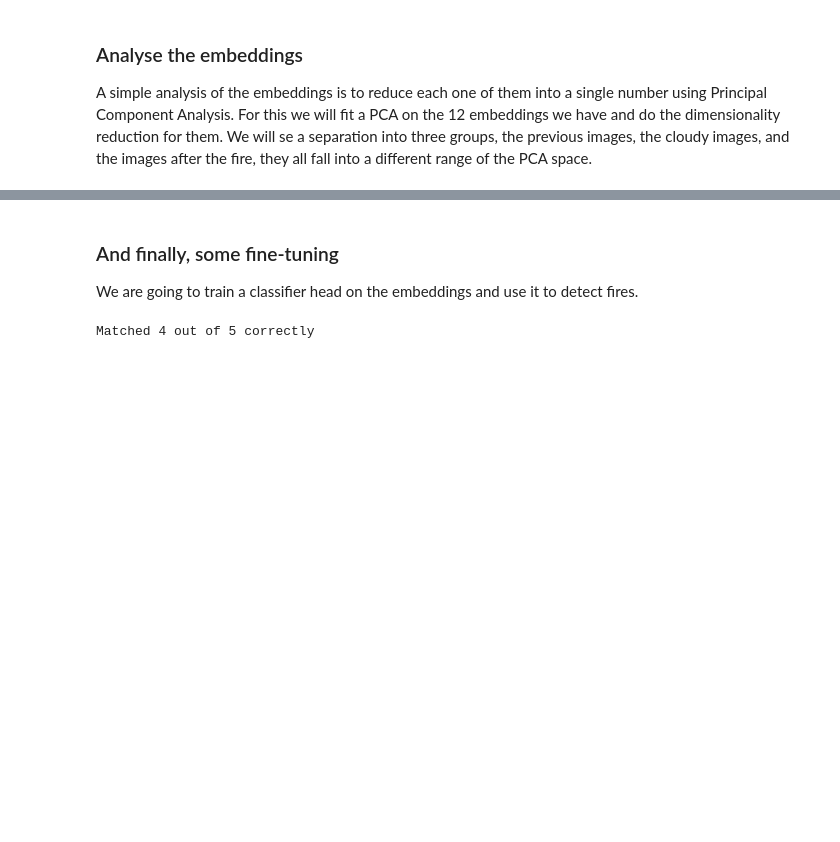
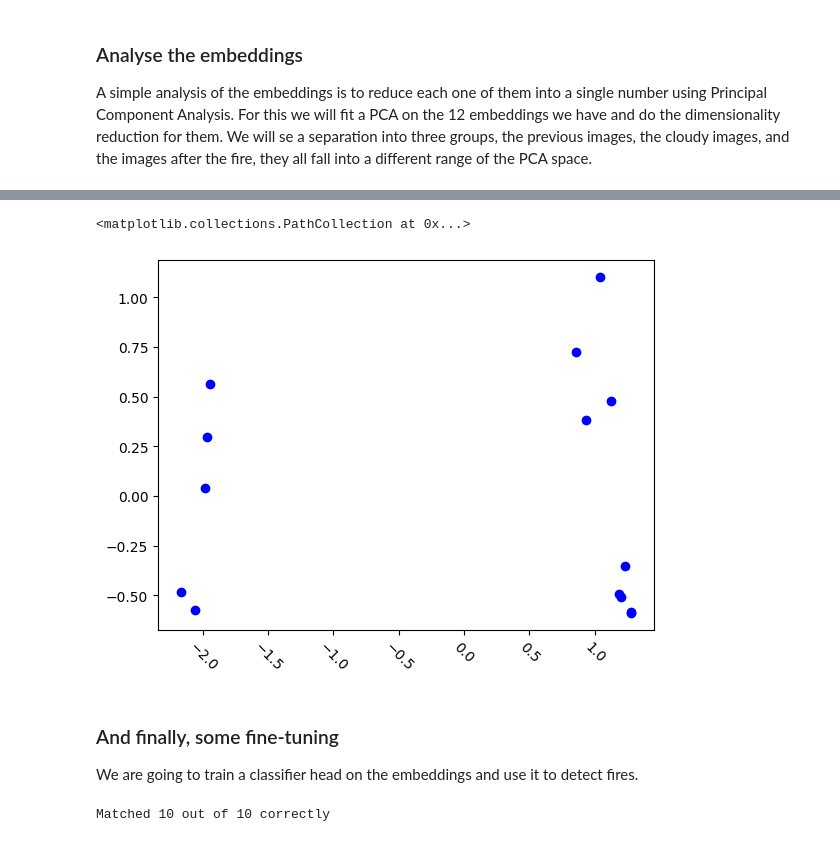
Before and after one commit to beatrizbsperes/claymodel, a Jupyter notebook: docs/tutorials/wall-to-wall.ipynb, the cells around one changed output, grey strips where cells are left out. Cells and saved outputs as stored; diff of their text form; code cells hidden in the pictures; blank space fills up the shorter version.

```diff
--- a/docs/tutorials/wall-to-wall.ipynb
+++ b/docs/tutorials/wall-to-wall.ipynb
@@ -445,17 +484,28 @@ plt.scatter(stack.time[-5:], pca_result[-5:], color="red")
+# %%
+# Run PCA
+pca = decomposition.PCA(n_components=2)
+pca_result = pca.fit_transform(embeddings)
+
+plt.xticks(rotation=-45)
+
+# Plot all points in blue first
+plt.scatter(pca_result[:, 0], pca_result[:, 1], color="blue")
+# %% [output]
+<matplotlib.collections.PathCollection at 0x...>
+[figure, added]
 # %% [markdown]
 ### And finally, some fine-tuning
 
 We are going to train a classifier head on the embeddings and use it to detect fires.
 # %%
 # Label the images we downloaded
-# 0 = Cloud
-# 1 = Forest
-# 2 = Fire
-labels = np.array([0, 1, 0, 1, 1, 1, 1, 2, 2, 2, 2, 2])
+# 0 = NonFlood
+# 1 = Flood
+labels = np.array([0, 0, 1, 1, 1, 1, 1, 1, 1, 1, 1, 0, 0, 0])
 
 # Split into fit and test manually, ensuring we have all 3 classes in both sets
-fit = [0, 1, 3, 4, 7, 8, 9]
-test = [2, 5, 6, 10, 11]
+fit = [0, 13, 6, 7]
+test = [1, 2, 3, 4, 5, 8, 9, 10, 11, 12]
 
 # Train a Support Vector Machine model
 clf = svm.SVC()
@@ -468,4 +518,4 @@ prediction = clf.predict(embeddings[test] + 100)
 match = np.sum(labels[test] == prediction)
 print(f"Matched {match} out of {len(test)} correctly")
 # %% [output]
-Matched 4 out of 5 correctly
+Matched 10 out of 10 correctly
```
Also changed, not shown: parts of 11 cells of this notebook.
